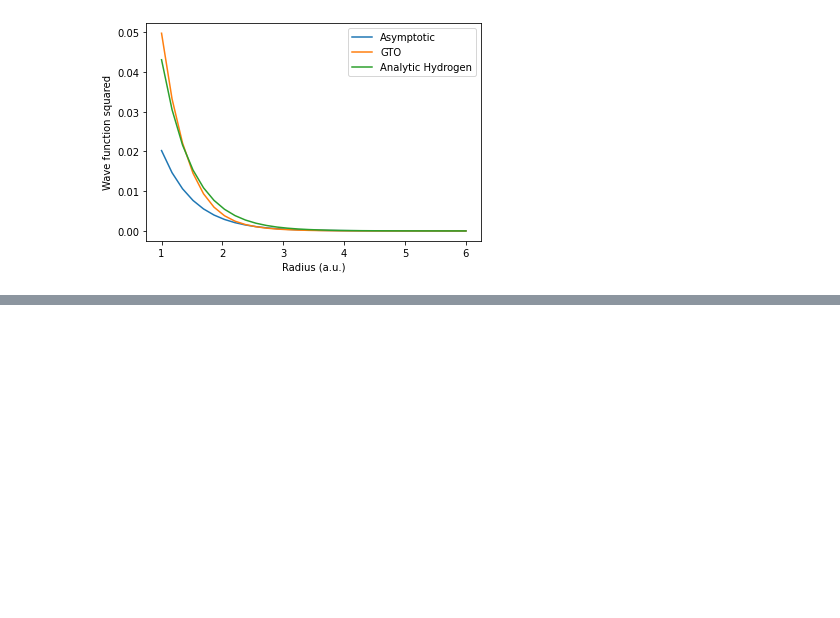
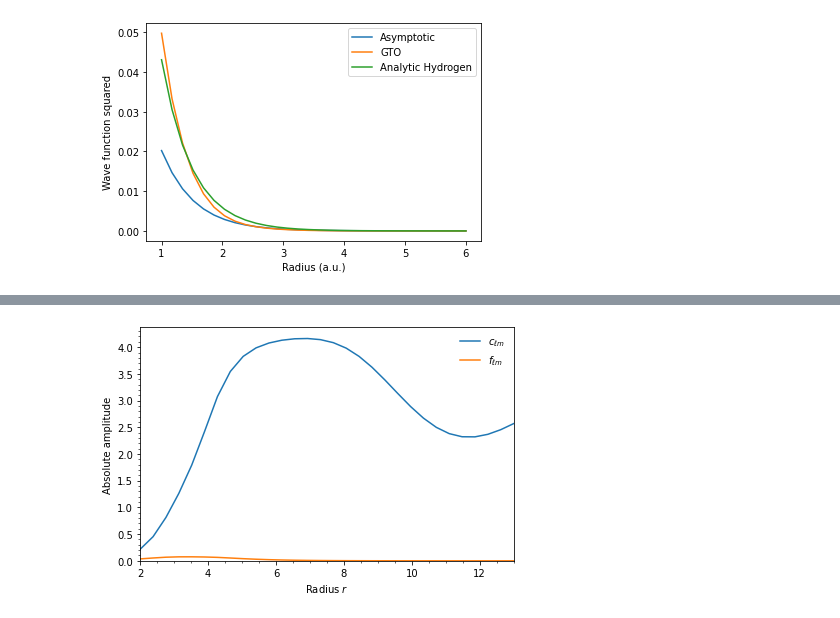
Before and after one commit to EmilHansen1/SFA_OAM_Linear, a Jupyter notebook: test_plots.py.ipynb, the cells around one changed output, grey strips where cells are left out. Cells and saved outputs as stored; diff of their text form; code cells hidden in the pictures; blank space fills up the shorter version.

```diff
--- a/test_plots.py.ipynb
+++ b/test_plots.py.ipynb
@@ -134,0 +148,14 @@ array([[0.+0.j, 0.+0.j, 0.+0.j, 0.+0.j, 0.+0.j, 0.+0.j, 0.+0.j, 0.+0.j,
+# %%
+file_name = 'output_files/CHBrClF.out'
+output = OutputInterface(file_name)
+Ip = -output.saved_orbitals[output.HOMO][0]
+kappa = np.sqrt(2*Ip)
+
+SP = SFA_Lin.SFALinearPulse(Ip, Up, omega, 2, CEP)
+# %%
+n_r = 30
+r_lst = np.linspace(2, 13, n_r)
+flms = []
+for i, r in enumerate(r_lst):
+    print(f'Evaluating at r={r:.4f} \t Nr. {i+1}/{n_r}')
+    flms.append(se.spherical_expansion(lambda theta, phi: output.eval_orbital_spherical(r, theta, phi), 30))
@@ -134,0 +180,16 @@ array([[0.+0.j, 0.+0.j, 0.+0.j, 0.+0.j, 0.+0.j, 0.+0.j, 0.+0.j, 0.+0.j,
+# %%
+plt.figure(facecolor='white')
+
+sgn, l, m = 0,3,1
+#plt.plot(r_lst, np.array([output.eval_orbital_spherical(r, np.pi/2, 0) for r in r_lst])*100, label=r'$\psi_0$')
+plt.plot(r_lst, np.abs(np.array(flms)[:, sgn, l, m])/radial(r_lst, kappa), label=r'$c_{\ell m}$')
+plt.plot(r_lst, np.abs(np.array(flms)[:, sgn, l, m]),  label=r'$f_{\ell m}$')
+plt.legend(frameon=False)
+plt.xlabel(r'Radius $r$')
+plt.ylabel(r'Absolute amplitude')
+plt.minorticks_on()
+plt.xlim(r_lst[0], r_lst[-1])
+plt.ylim(bottom=0)
+plt.tight_layout()
+# %% [output]
+[figure, added]
```
Also changed, not shown: parts of 19 cells of this notebook, 1 other file.
